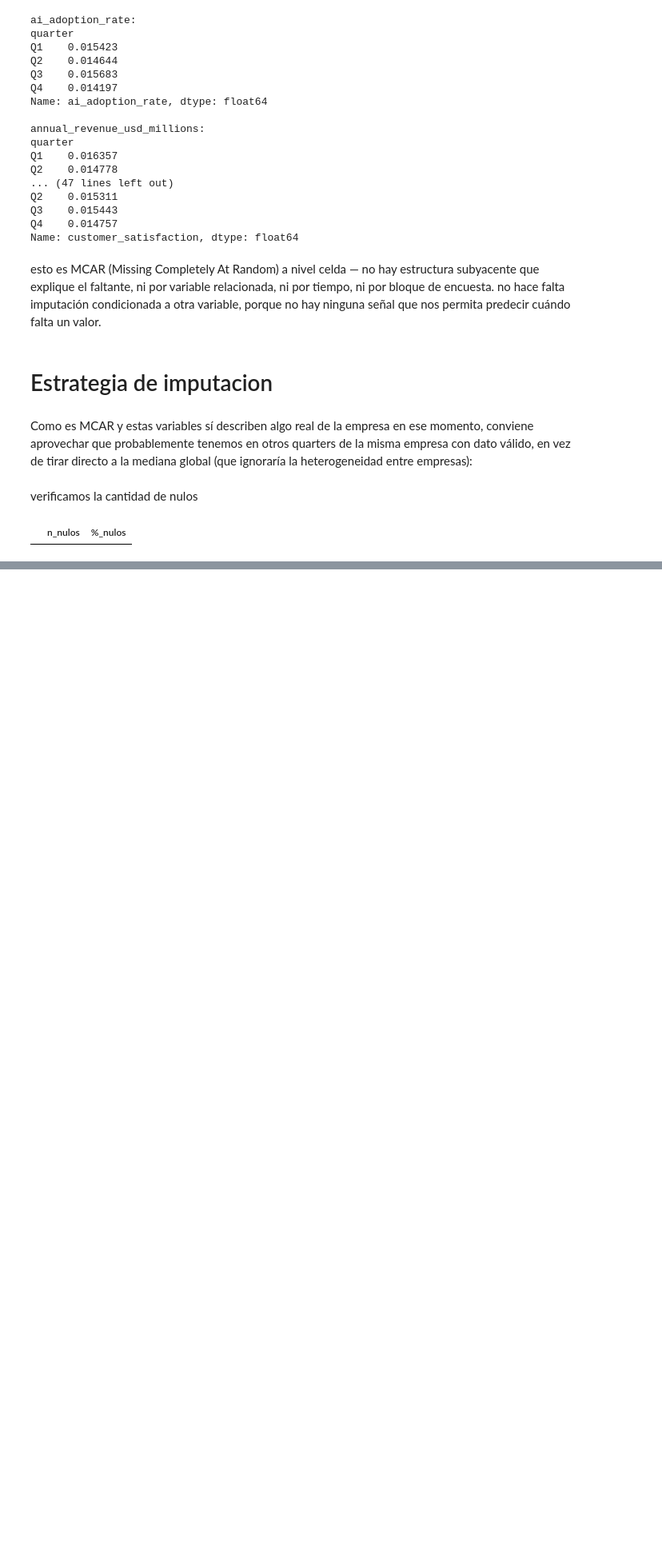
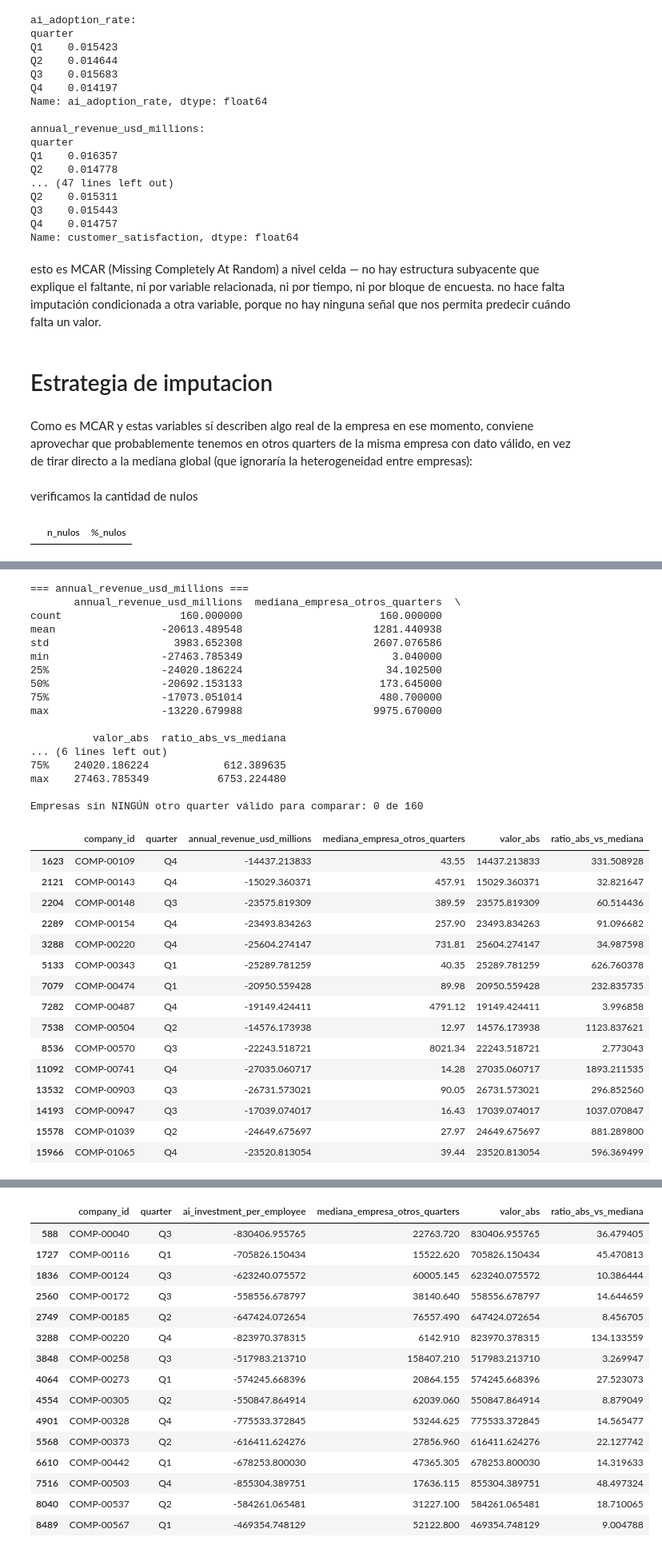
Before and after one commit to Franncippi/Proyecto-mentoria-M09, a Jupyter notebook: 01_analisis_exploratorio.ipynb, the cells around one changed output, grey strips where cells are left out. Shown at 80% size. Cells and saved outputs as stored; diff of their text form; code cells hidden in the pictures; blank space fills up the shorter version.

```diff
--- a/01_analisis_exploratorio.ipynb
+++ b/01_analisis_exploratorio.ipynb
@@ -1094,0 +1102,9 @@ resumen_nulos
+# %%
+vars_empleo_absolutas = ["jobs_displaced", "jobs_created", "reskilled_employees"]
+
+for col in vars_empleo_absolutas:
+    nueva_col = f"{col}_rate"
+    df_final[nueva_col] = df_final[col] / df_final["num_employees"]
+
+# Vista rápida de cómo quedaron
+df_final[[f"{c}_rate" for c in vars_empleo_absolutas]].describe()
@@ -1094,0 +1175,55 @@ resumen_nulos
+# %%
+cols_negativos = ["annual_revenue_usd_millions", "ai_investment_per_employee", "ai_training_hours"]
+
+for col in cols_negativos:
+    filas_negativas = df_final[df_final[col] < 0][["company_id", "quarter", col]].copy()
+
+    # Para cada empresa con un valor negativo, buscamos su mediana en OTROS quarters válidos (>=0)
+    def mediana_otros_quarters(row):
+        otros = df_final[(df_final["company_id"] == row["company_id"]) & (df_final[col] >= 0)][col]
+        return otros.median() if len(otros) > 0 else np.nan
+
+    filas_negativas["mediana_empresa_otros_quarters"] = filas_negativas.apply(mediana_otros_quarters, axis=1)
+    filas_negativas["valor_abs"] = filas_negativas[col].abs()
+    filas_negativas["ratio_abs_vs_mediana"] = filas_negativas["valor_abs"] / filas_negativas["mediana_empresa_otros_quarters"]
+
+    print(f"\n=== {col} ===")
+    print(filas_negativas.describe())
+    print(f"\nEmpresas sin NINGÚN otro quarter válido para comparar: {filas_negativas['mediana_empresa_otros_quarters'].isnull().sum()} de {len(filas_negativas)}")
+
+    # Vista rápida de los casos con comparación disponible
+    display(filas_negativas.dropna(subset=["mediana_empresa_otros_quarters"]).head(15))
+# %% [output]
+=== annual_revenue_usd_millions ===
+       annual_revenue_usd_millions  mediana_empresa_otros_quarters  \
+count                   160.000000                      160.000000
+mean                 -20613.489548                     1281.440938
+std                    3983.652308                     2607.076586
+min                  -27463.785349                        3.040000
+25%                  -24020.186224                       34.102500
+50%                  -20692.153133                      173.645000
+75%                  -17073.051014                      480.700000
+max                  -13220.679988                     9975.670000
+
+          valor_abs  ratio_abs_vs_mediana
+... (6 lines left out)
+75%    24020.186224            612.389635
+max    27463.785349           6753.224480
+
+Empresas sin NINGÚN otro quarter válido para comparar: 0 de 160
+|  | company_id | quarter | annual_revenue_usd_millions | mediana_empresa_otros_quarters | valor_abs | ratio_abs_vs_mediana |
+| 1623 | COMP-00109 | Q4 | -14437.213833 | 43.55 | 14437.213833 | 331.508928 |
+| 2121 | COMP-00143 | Q4 | -15029.360371 | 457.91 | 15029.360371 | 32.821647 |
+| 2204 | COMP-00148 | Q3 | -23575.819309 | 389.59 | 23575.819309 | 60.514436 |
+| 2289 | COMP-00154 | Q4 | -23493.834263 | 257.90 | 23493.834263 | 91.096682 |
+| 3288 | COMP-00220 | Q4 | -25604.274147 | 731.81 | 25604.274147 | 34.987598 |
+| 5133 | COMP-00343 | Q1 | -25289.781259 | 40.35 | 25289.781259 | 626.760378 |
+| 7079 | COMP-00474 | Q1 | -20950.559428 | 89.98 | 20950.559428 | 232.835735 |
+| 7282 | COMP-00487 | Q4 | -19149.424411 | 4791.12 | 19149.424411 | 3.996858 |
+| 7538 | COMP-00504 | Q2 | -14576.173938 | 12.97 | 14576.173938 | 1123.837621 |
+| 8536 | COMP-00570 | Q3 | -22243.518721 | 8021.34 | 22243.518721 | 2.773043 |
+| 11092 | COMP-00741 | Q4 | -27035.060717 | 14.28 | 27035.060717 | 1893.211535 |
+| 13532 | COMP-00903 | Q3 | -26731.573021 | 90.05 | 26731.573021 | 296.852560 |
+| 14193 | COMP-00947 | Q3 | -17039.074017 | 16.43 | 17039.074017 | 1037.070847 |
+| 15578 | COMP-01039 | Q2 | -24649.675697 | 27.97 | 24649.675697 | 881.289800 |
+| 15966 | COMP-01065 | Q4 | -23520.813054 | 39.44 | 23520.813054 | 596.369499 |
@@ -1094,0 +1247,16 @@ resumen_nulos
+|  | company_id | quarter | ai_investment_per_employee | mediana_empresa_otros_quarters | valor_abs | ratio_abs_vs_mediana |
+| 588 | COMP-00040 | Q3 | -830406.955765 | 22763.720 | 830406.955765 | 36.479405 |
+| 1727 | COMP-00116 | Q1 | -705826.150434 | 15522.620 | 705826.150434 | 45.470813 |
+| 1836 | COMP-00124 | Q3 | -623240.075572 | 60005.145 | 623240.075572 | 10.386444 |
+| 2560 | COMP-00172 | Q3 | -558556.678797 | 38140.640 | 558556.678797 | 14.644659 |
+| 2749 | COMP-00185 | Q2 | -647424.072654 | 76557.490 | 647424.072654 | 8.456705 |
+| 3288 | COMP-00220 | Q4 | -823970.378315 | 6142.910 | 823970.378315 | 134.133559 |
+| 3848 | COMP-00258 | Q3 | -517983.213710 | 158407.210 | 517983.213710 | 3.269947 |
+| 4064 | COMP-00273 | Q1 | -574245.668396 | 20864.155 | 574245.668396 | 27.523073 |
+| 4554 | COMP-00305 | Q2 | -550847.864914 | 62039.060 | 550847.864914 | 8.879049 |
+| 4901 | COMP-00328 | Q4 | -775533.372845 | 53244.625 | 775533.372845 | 14.565477 |
+| 5568 | COMP-00373 | Q2 | -616411.624276 | 27856.960 | 616411.624276 | 22.127742 |
+| 6610 | COMP-00442 | Q1 | -678253.800030 | 47365.305 | 678253.800030 | 14.319633 |
+| 7516 | COMP-00503 | Q4 | -855304.389751 | 17636.115 | 855304.389751 | 48.497324 |
+| 8040 | COMP-00537 | Q2 | -584261.065481 | 31227.100 | 584261.065481 | 18.710065 |
+| 8489 | COMP-00567 | Q1 | -469354.748129 | 52122.800 | 469354.748129 | 9.004788 |
```
Also changed, not shown: parts of 18 cells of this notebook.
